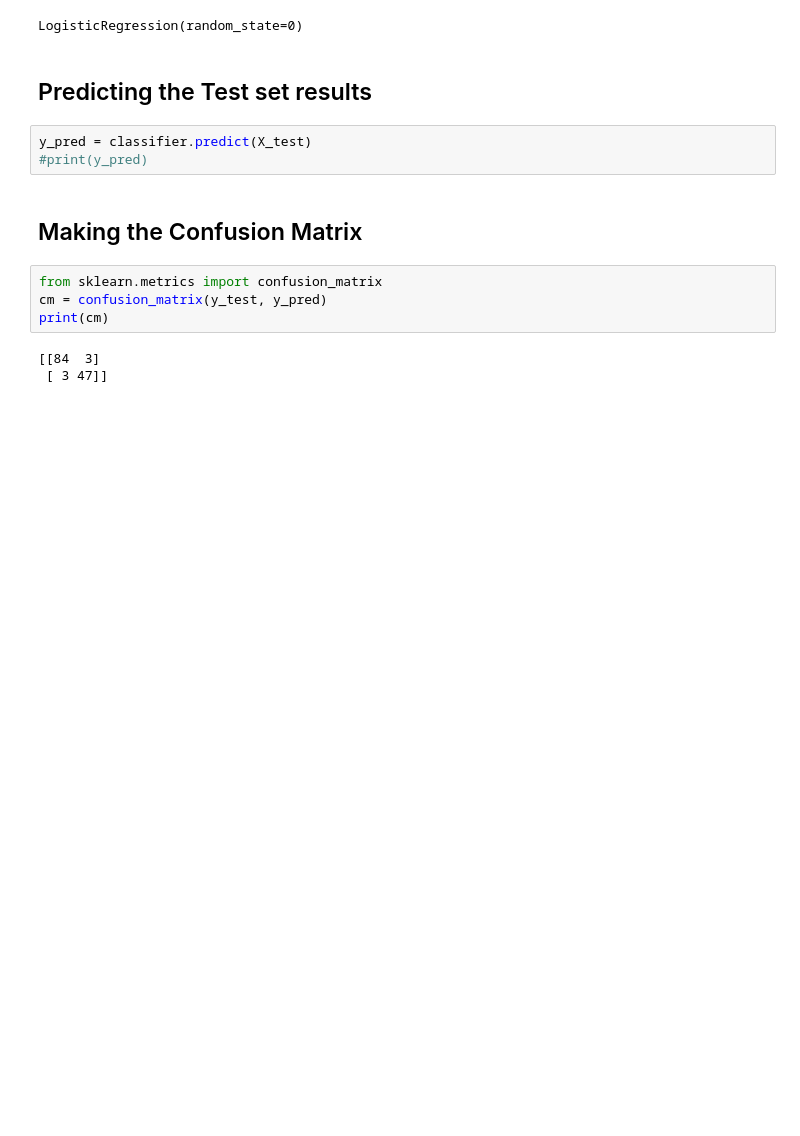
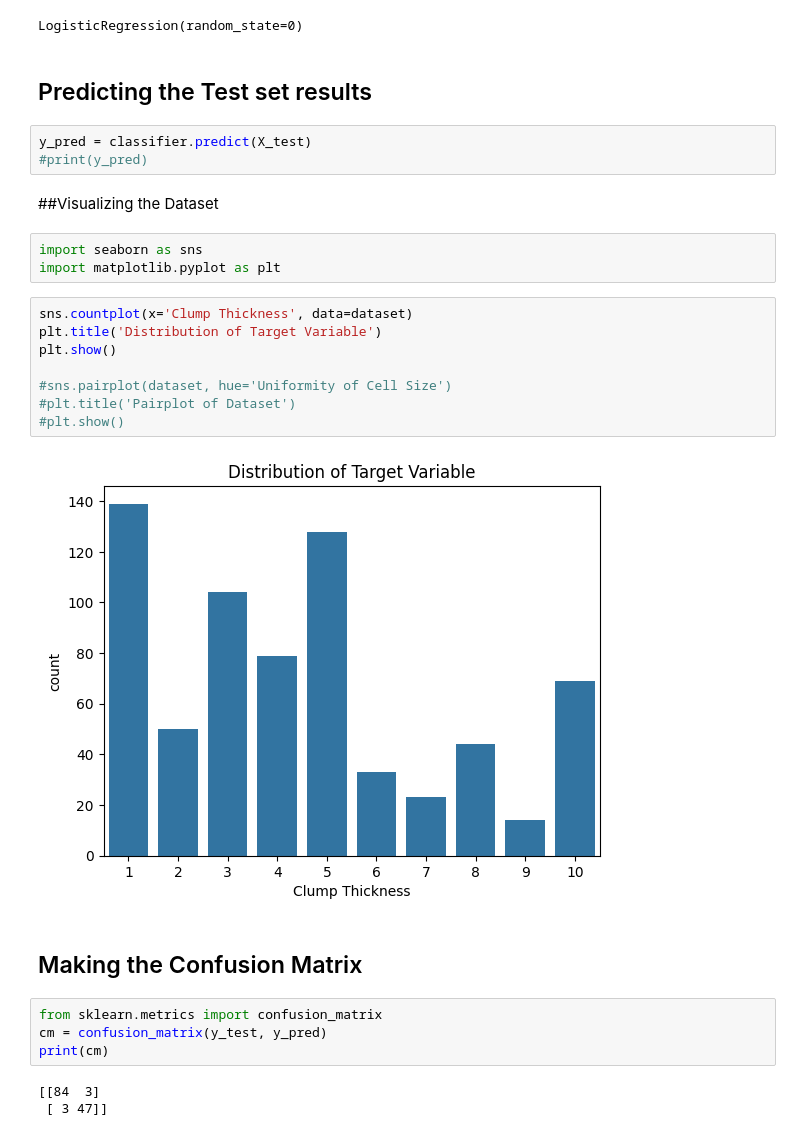
Before and after one commit to SamamaSaleem/Breast-Cancer-Detection-using-Logistic-Regression, a Jupyter notebook: Logistic_Regression.ipynb, the cells around one changed output. Cells and saved outputs as stored; diff of their text form; blank space fills up the shorter version.

Commit message:
Visualization of the Data

```diff
--- a/Logistic_Regression.ipynb
+++ b/Logistic_Regression.ipynb
@@ -30,6 +39,21 @@ LogisticRegression(random_state=0)
 # %%
 y_pred = classifier.predict(X_test)
 #print(y_pred)
+# %% [markdown]
+##Visualizing the Dataset
+# %%
+import seaborn as sns
+import matplotlib.pyplot as plt
+# %%
+sns.countplot(x='Clump Thickness', data=dataset)
+plt.title('Distribution of Target Variable')
+plt.show()
+
+#sns.pairplot(dataset, hue='Uniformity of Cell Size')
+#plt.title('Pairplot of Dataset')
+#plt.show()
+# %% [output]
+[figure, added]
 # %% [markdown]
 ## Making the Confusion Matrix
 # %%
```
Also changed, not shown: parts of 5 cells of this notebook.
